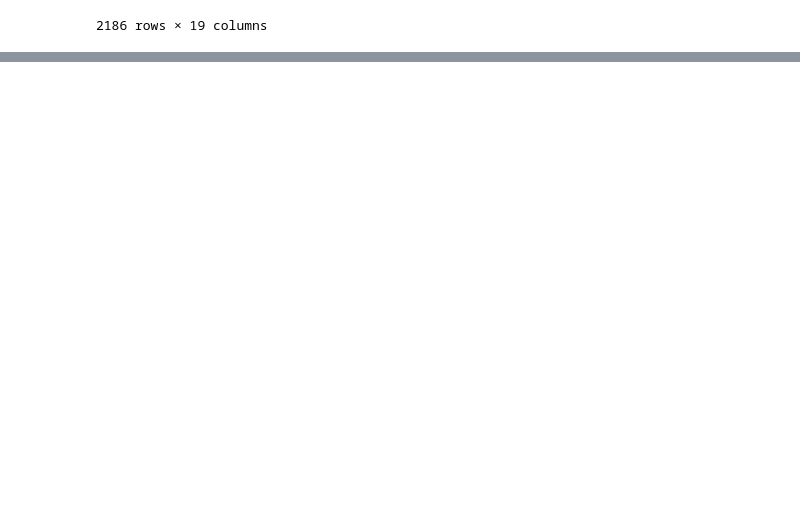
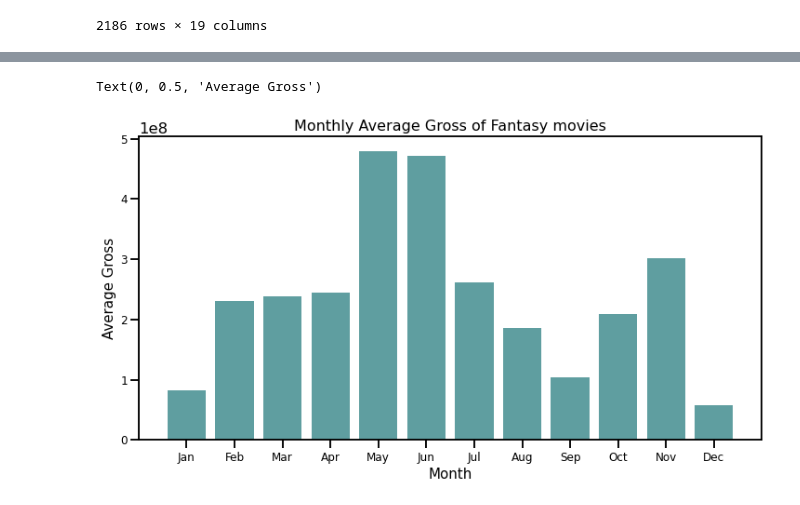
Before and after one commit to racday/ai-capstone, a Jupyter notebook: index.ipynb, the cells around one changed output, grey strips where cells are left out. Cells and saved outputs as stored; diff of their text form; code cells hidden in the pictures; blank space fills up the shorter version.

```diff
--- a/index.ipynb
+++ b/index.ipynb
@@ -746,0 +764,26 @@ Text(0, 0.5, 'Average Gross')
+# %%
+g3_df=sorted_df[sorted_df['genres']=='Fantasy']
+g3_df = g3_df.drop_duplicates('title')
+g3a_data = g3_df.groupby(['months_numeric']).worldwide_gross.mean()
+
+# Create a figure and axis
+fig, ax = plt.subplots(figsize=(12,6))
+
+# Get x and y data
+x1 = g2a_data.index
+y1 = g2a_data.values
+
+ax.bar(x1, y1, color='cadetblue')
+
+months =['Jan','Feb', 'Mar', 'Apr', 'May', 'Jun', 'Jul','Aug', 'Sep', 'Oct', 'Nov', 'Dec']
+months_num = range(1,13)
+ax.set_xticks(months_num)
+ax.set_xticklabels(months)
+plt.xticks(fontsize=12)
+plt.yticks(fontsize=12)
+ax.set_title('Monthly Average Gross of Fantasy movies', fontsize=16)
+ax.set_xlabel('Month', fontsize=15)
+ax.set_ylabel('Average Gross', fontsize=15)
+# %% [output]
+Text(0, 0.5, 'Average Gross')
+[figure, added]
```
Also changed, not shown: parts of 6 cells of this notebook.
